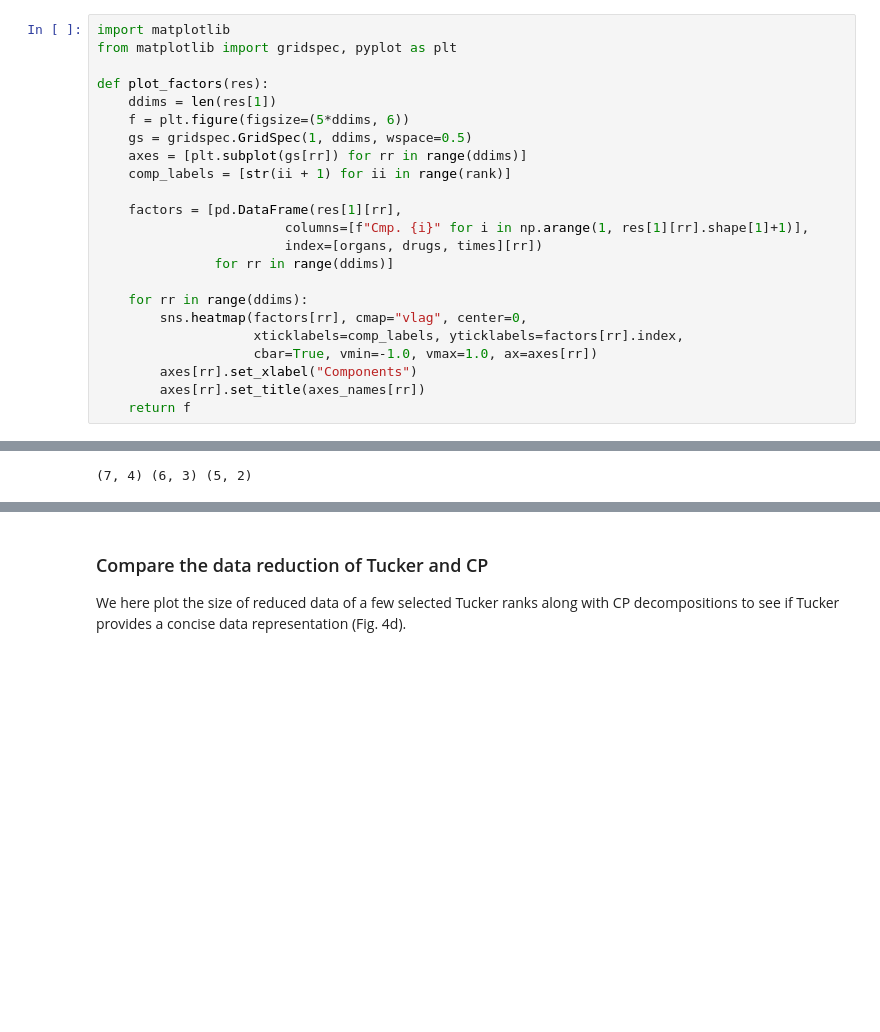
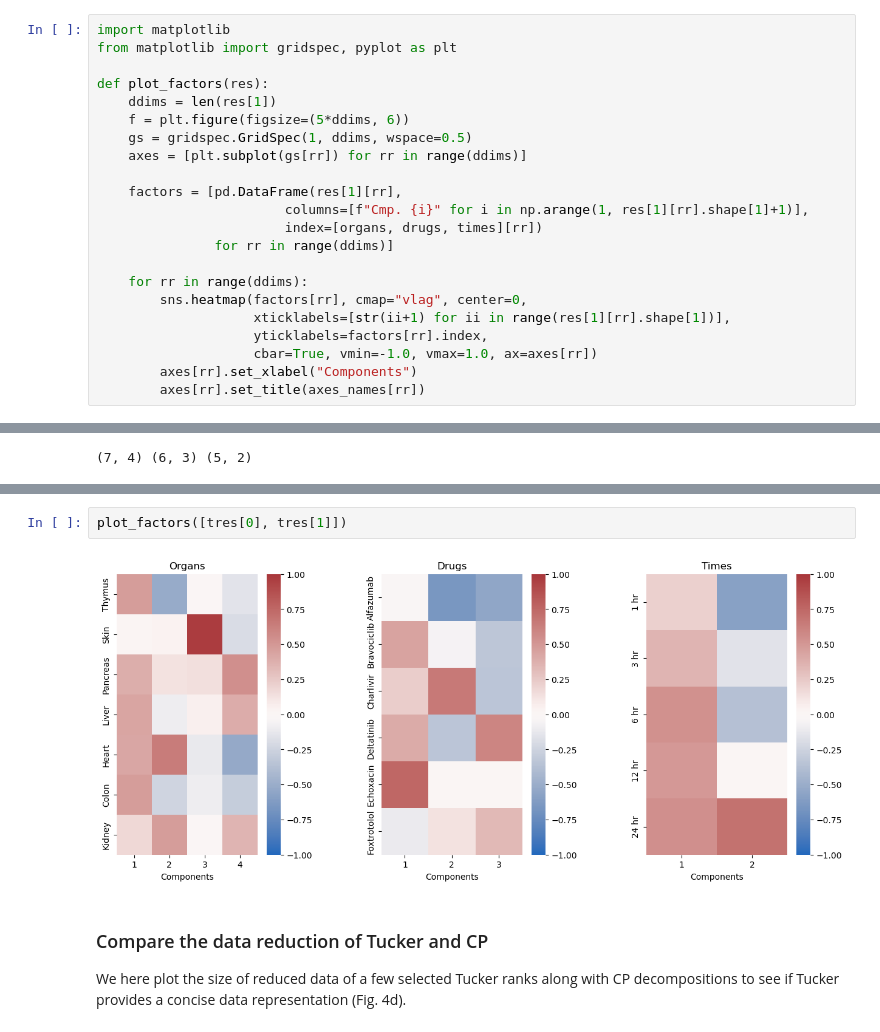
Before and after one commit to meyer-lab/tensor_review, a Jupyter notebook: The structure is the message - preserving experimental context through tensor decomposition.ipynb, the cells around one changed output, grey strips where cells are left out. Saved outputs shown, nothing was run; the diff lists cells and outputs as text; blank space fills up the shorter version.

```diff
--- a/The structure is the message - preserving experimental context through tensor decomposition.ipynb
+++ b/The structure is the message - preserving experimental context through tensor decomposition.ipynb
@@ -289,7 +289,6 @@ def plot_factors(res):
     f = plt.figure(figsize=(5*ddims, 6))
     gs = gridspec.GridSpec(1, ddims, wspace=0.5)
     axes = [plt.subplot(gs[rr]) for rr in range(ddims)]
-    comp_labels = [str(ii + 1) for ii in range(rank)]
 
     factors = [pd.DataFrame(res[1][rr],
                         columns=[f"Cmp. {i}" for i in np.arange(1, res[1][rr].shape[1]+1)],
@@ -298,11 +297,11 @@ def plot_factors(res):
 
     for rr in range(ddims):
         sns.heatmap(factors[rr], cmap="vlag", center=0,
-                    xticklabels=comp_labels, yticklabels=factors[rr].index,
+                    xticklabels=[str(ii+1) for ii in range(res[1][rr].shape[1])],
+                    yticklabels=factors[rr].index,
                     cbar=True, vmin=-1.0, vmax=1.0, ax=axes[rr])
         axes[rr].set_xlabel("Components")
         axes[rr].set_title(axes_names[rr])
-    return f
 # %%
 plot_factors(cp)
 # %% [output]
@@ -602,3 +649,7 @@ sns.heatmap(tres[0][:, :, 1].T, ax=axes[1], vmin=-1500, vmax=1700, cmap="vlag",
+# %%
+plot_factors([tres[0], tres[1]])
+# %% [output]
+[figure, added]
 # %% [markdown]
 ### Compare the data reduction of Tucker and CP
 
```
Also changed, not shown: parts of 12 cells of this notebook.
